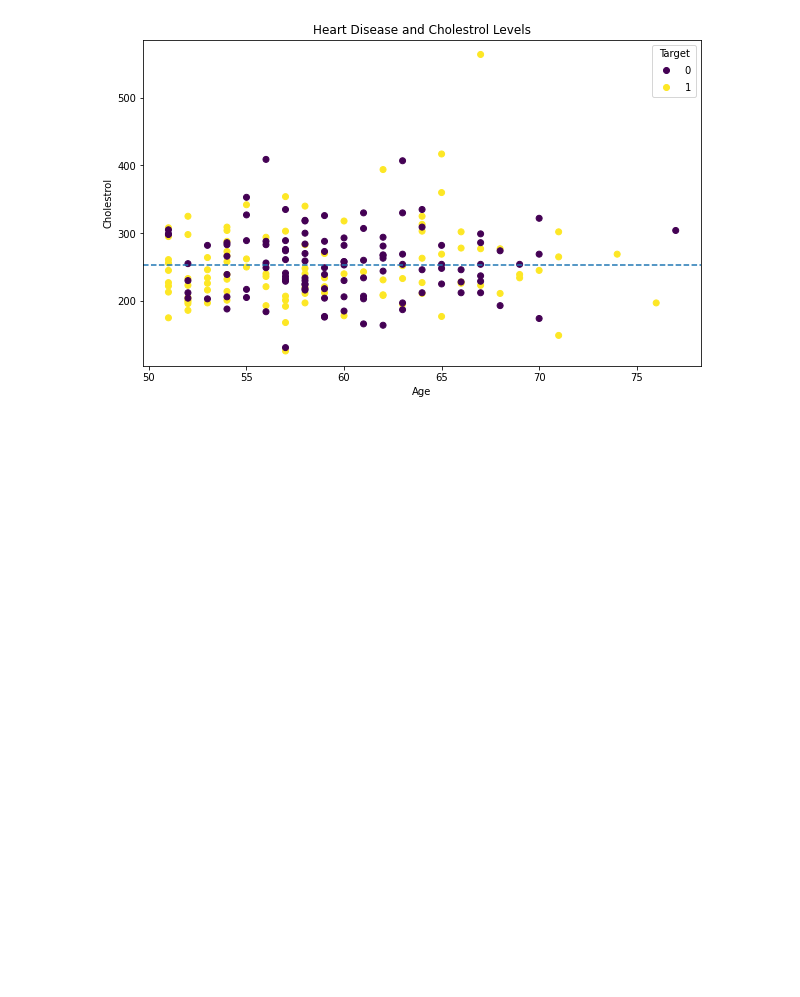
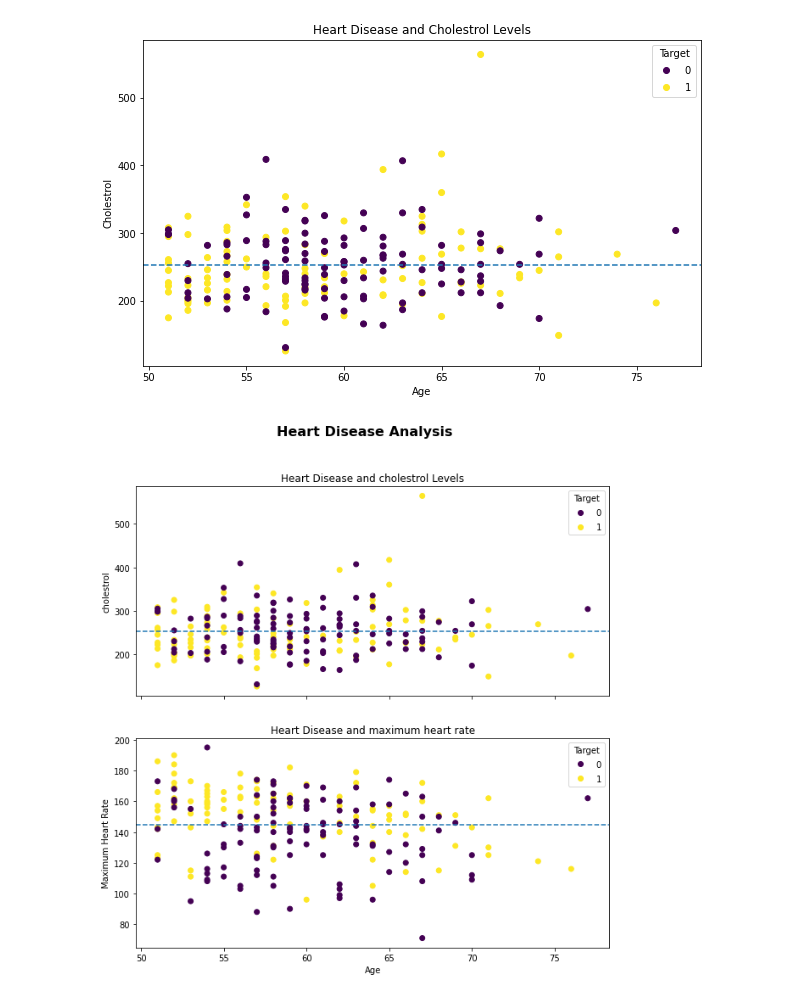
Before and after one commit to aryatomarAI/Machine-learning-and-data-science, a Jupyter notebook: Matplotlib/Introduction-to-matplotlib.ipynb, the cells around one changed output. Cells and saved outputs as stored; diff of their text form; code cells hidden in the pictures; blank space fills up the shorter version.

Commit message:
Plotting subplots using matplotlib oo(Object Oriented) method

```diff
--- a/Matplotlib/Introduction-to-matplotlib.ipynb
+++ b/Matplotlib/Introduction-to-matplotlib.ipynb
@@ -474,0 +477,16 @@ ax.axhline(over_50['chol'].mean(),linestyle='--');
+# %%
+fig, (ax0,ax1)=plt.subplots(nrows=2,ncols=1,figsize=(10,10),sharex=True)  # Both ploths share same x axis
+# For Ax0
+scatter=ax0.scatter(x=over_50["age"],y=over_50["chol"],c=over_50["target"])
+ax0.set(title="Heart Disease and cholestrol Levels",ylabel='cholestrol')
+ax0.legend(*scatter.legend_elements(),title="Target")
+ax0.axhline(y=over_50['chol'].mean(),linestyle="--")
+# For Ax1
+scatter=ax1.scatter(x=over_50["age"],y=over_50["thalach"],c=over_50["target"])
+ax1.set(title="Heart Disease and maximum heart rate",xlabel="Age",ylabel="Maximum Heart Rate")
+ax1.legend(*scatter.legend_elements(),title="Target")
+ax1.axhline(y=over_50['thalach'].mean(),linestyle="--")
+# Add a title to the figure
+fig.suptitle("Heart Disease Analysis",fontsize=16,fontweight='bold');
+# %% [output]
+[figure, added]
```
Also changed, not shown: parts of 1 cell of this notebook.
